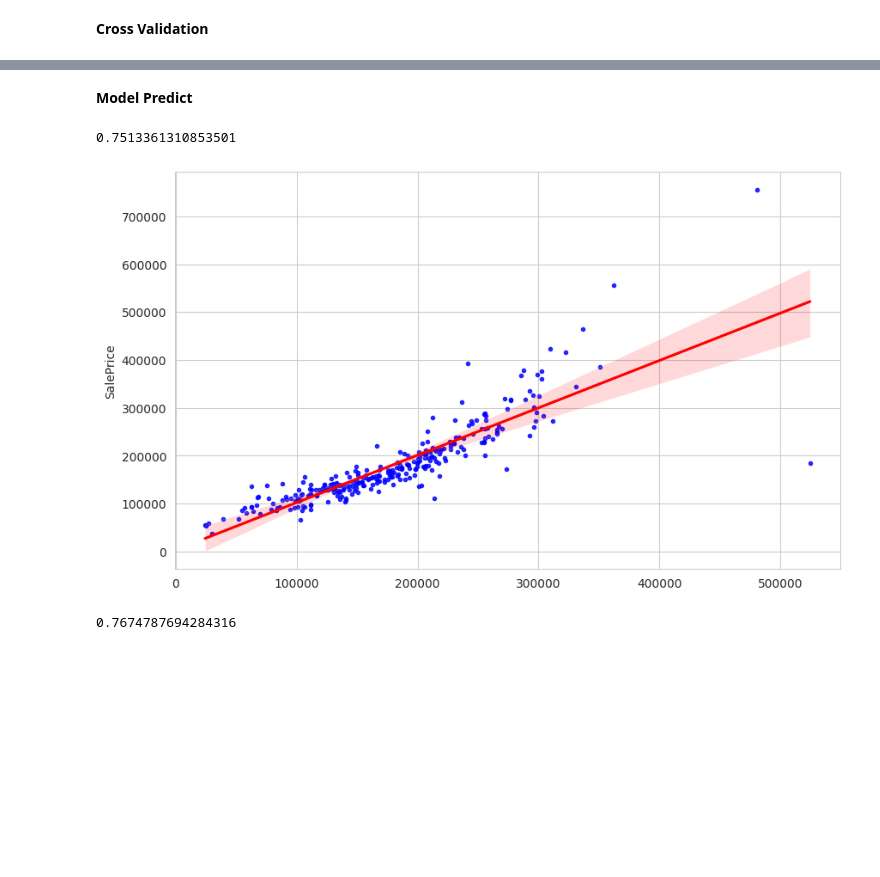
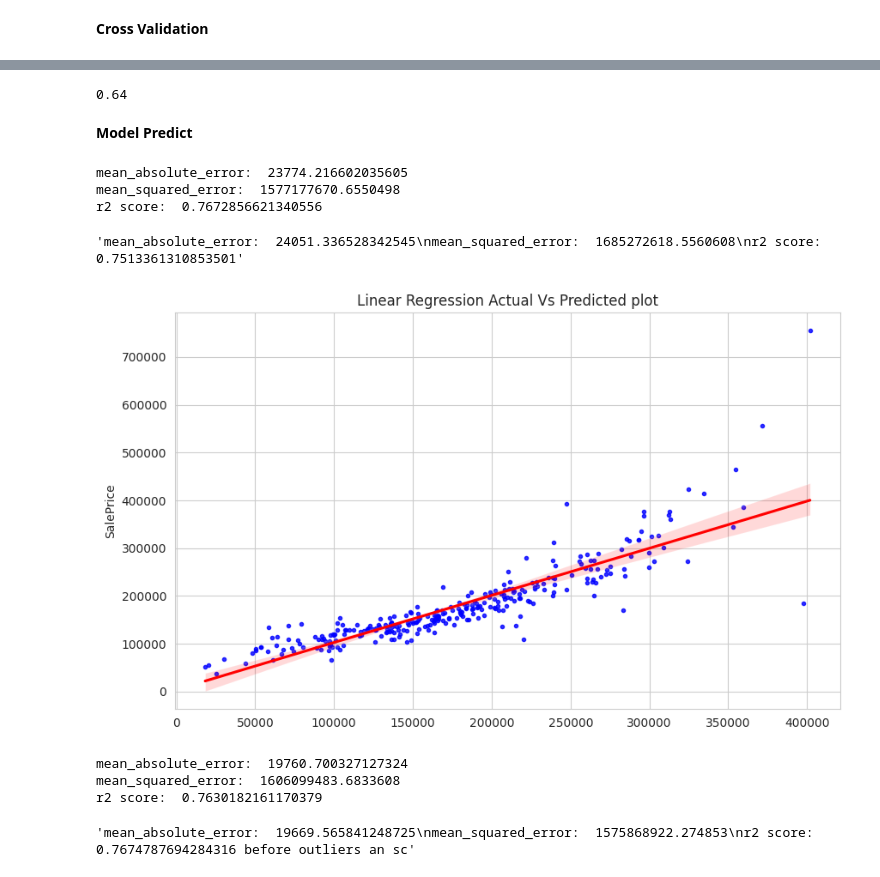
Before and after one commit to 121withsuraj/house_advnc_reg, a Jupyter notebook: House_price_advance_reg.ipynb, the cells around one changed output, grey strips where cells are left out. Cells and saved outputs as stored; diff of their text form; code cells hidden in the pictures; blank space fills up the shorter version.

```diff
--- a/House_price_advance_reg.ipynb
+++ b/House_price_advance_reg.ipynb
@@ -292,0 +426,21 @@ df_Y.shape
+# %%
+def capping_iqr(Dataframe):
+    q1 = Dataframe.quantile(.25)
+    q3 = Dataframe.quantile(.75)
+    iqr = q3 - q1
+    upper_bound = q3 + 1.5*iqr
+    lower_bound = q1 - 1.5*iqr
+    return upper_bound ,lower_bound
+# %%
+for i in df_new:
+    upper_bound , lower_bound = capping_iqr(df_new[i])
+    df_new[i] = np.where(
+        df_new[i] > upper_bound,
+        upper_bound,
+        np.where(
+            df_new[i]<lower_bound,
+            lower_bound,
+            df_new[i]
+        )
+
+    )
@@ -293,5 +511,8 @@ df_Y.shape
 # %% [markdown]
 **Spliting the data into train and test**
+# %%
+df_X = df_new.drop('SalePrice',axis= 1)
+df_y = df_new['SalePrice']
 # %%
 x_train , x_test , y_train , y_test = train_test_split(df_X,df_Y,test_size=0.20,random_state= 21)
 # %%
@@ -302,6 +523,11 @@ x_train.shape, x_test.shape,
 y_train.shape, y_test.shape
 # %% [output]
 ((1168,), (292,))
+# %%
+sc =  StandardScaler()
+x_train = sc.fit_transform(x_train)
+x_test = sc.transform(x_test)
+df_test_new = sc.transform(df_test_new)
 # %% [markdown]
 **Model Build 1(Linear regression)**
 # %%
@@ -336,2 +584,7 @@ array([0.88832898, 0.72254988, 0.8683593 , 0.8645379 , 0.83245552,
+# %%
+crvs_xg = cross_val_score(model4,df_X,df_Y,cv=20)                                 # Cross validation score of XGboost regressior model(before outlier and sc-  0.64)
+crvs_dt.mean().round(2)
+# %% [output]
+0.64
 # %% [markdown]
 **Model Predict**
@@ -338,22 +596,35 @@ array([0.88832898, 0.72254988, 0.8683593 , 0.8645379 , 0.83245552,
 # %%
 predict1 = model1.predict(x_test)                                               # Linear Regression model predict
+model_metric(y_test,predict1)
+
+
+"""mean_absolute_error:  24051.336528342545
+mean_squared_error:  1685272618.5560608
+r2 score:  0.7513361310853501"""
+# %% [output]
+mean_absolute_error:  23774.216602035605
+mean_squared_error:  1577177670.6550498
+r2 score:  0.7672856621340556
+'mean_absolute_error:  24051.336528342545\nmean_squared_error:  1685272618.5560608\nr2 score:  0.7513361310853501'
-# %%
-lr_scr=r2_score(y_test,predict1)                                                # Score of Linear Regression Model
-lr_scr
-# %% [output]
-0.7513361310853501
 # %%
 plt.figure(figsize=(10,6));
 sns.regplot(x=predict1, y=y_test,marker=".",scatter_kws={"color": "blue"}, line_kws={"color": "red"});
+plt.title("Linear Regression Actual Vs Predicted plot")
+plt.show()
 # %% [output]
-[figure, old version]
+[figure, new version]
 # %%
 predict2 = model2.predict(x_test)                                               # Random Forest Regression model predict
+model_metric(y_test,predict2)
+
+"""mean_absolute_error:  19669.565841248725
+mean_squared_error:  1575868922.274853
+r2 score:  0.7674787694284316 before outliers an sc"""
+# %% [output]
+mean_absolute_error:  19760.700327127324
+mean_squared_error:  1606099483.6833608
+r2 score:  0.7630182161170379
+'mean_absolute_error:  19669.565841248725\nmean_squared_error:  1575868922.274853\nr2 score:  0.7674787694284316 before outliers an sc'
-# %%
-Rf_scr=r2_score(y_test,predict2)
-Rf_scr                                                                           # Score of Random Forest Regression Model
-# %% [output]
-0.7674787694284316
 # %%
 plt.figure(figsize=(10,6));
 sns.regplot(x=predict2, y=y_test,marker=".",scatter_kws={"color": "blue"}, line_kws={"color": "red"});
```
Also changed, not shown: parts of 56 cells of this notebook, 1 other file.
